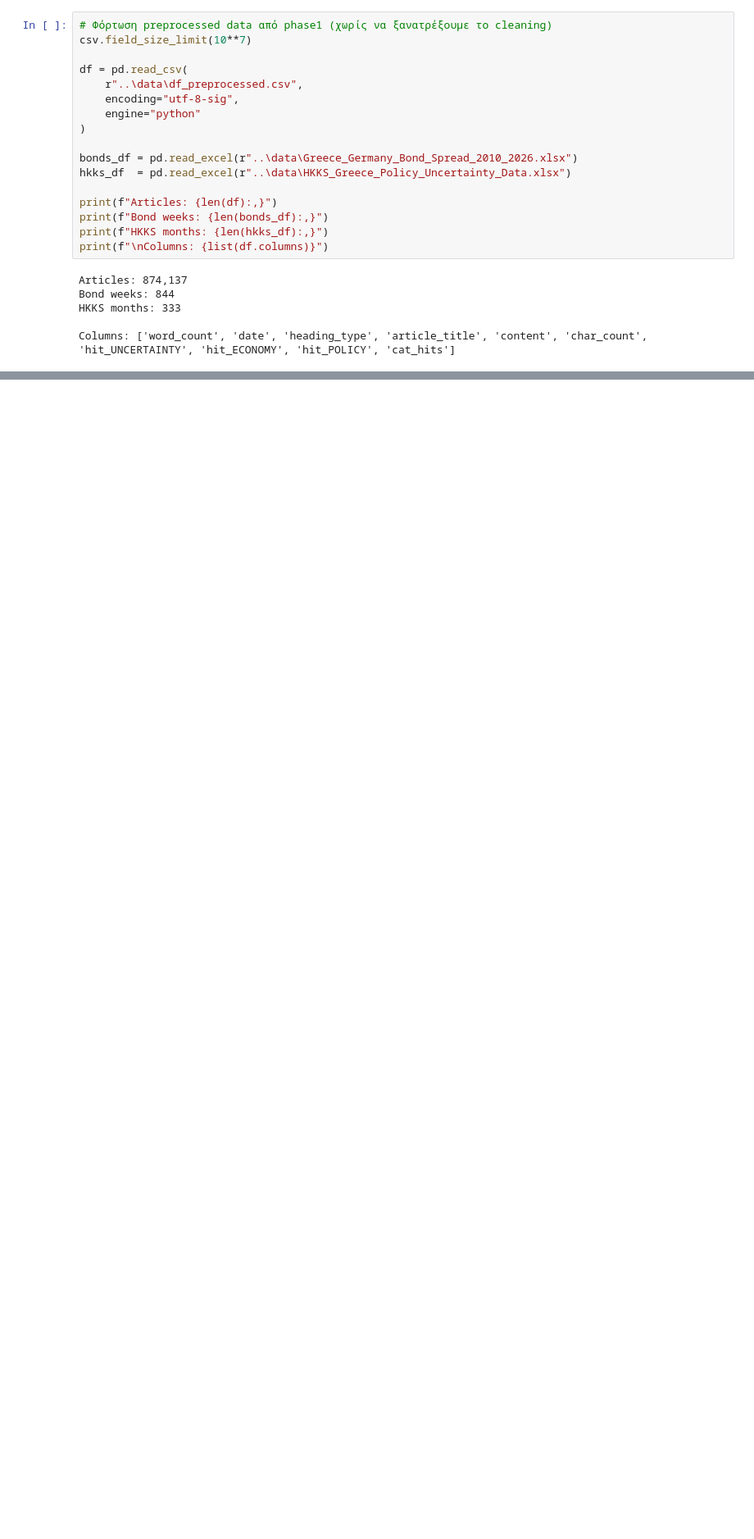
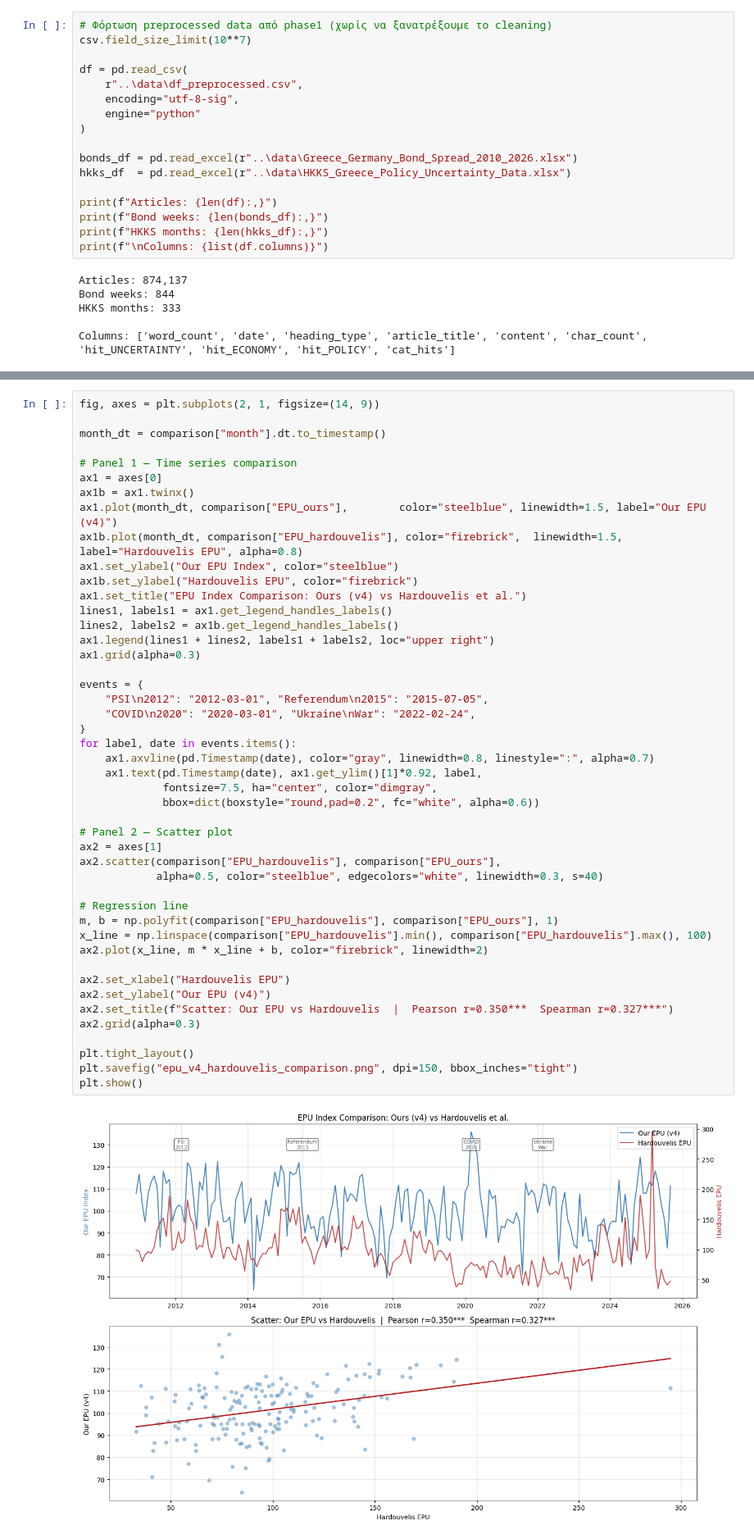
Before and after one commit to Swkratis210204/TextDataInEconomics, a Jupyter notebook: phase1/phase2.ipynb, the cells around one changed output, grey strips where cells are left out. Shown at 82% size. Cells and saved outputs as stored; diff of their text form; blank space fills up the shorter version.

```diff
--- a/phase1/phase2.ipynb
+++ b/phase1/phase2.ipynb
@@ -36,0 +594,48 @@ Columns: ['word_count', 'date', 'heading_type', 'article_title', 'content', 'cha
+# %%
+fig, axes = plt.subplots(2, 1, figsize=(14, 9))
+
+month_dt = comparison["month"].dt.to_timestamp()
+
+# Panel 1 — Time series comparison
+ax1 = axes[0]
+ax1b = ax1.twinx()
+ax1.plot(month_dt, comparison["EPU_ours"],        color="steelblue", linewidth=1.5, label="Our EPU (v4)")
+ax1b.plot(month_dt, comparison["EPU_hardouvelis"], color="firebrick",  linewidth=1.5, label="Hardouvelis EPU", alpha=0.8)
+ax1.set_ylabel("Our EPU Index", color="steelblue")
+ax1b.set_ylabel("Hardouvelis EPU", color="firebrick")
+ax1.set_title("EPU Index Comparison: Ours (v4) vs Hardouvelis et al.")
+lines1, labels1 = ax1.get_legend_handles_labels()
+lines2, labels2 = ax1b.get_legend_handles_labels()
+ax1.legend(lines1 + lines2, labels1 + labels2, loc="upper right")
+ax1.grid(alpha=0.3)
+
+events = {
+    "PSI\n2012": "2012-03-01", "Referendum\n2015": "2015-07-05",
+    "COVID\n2020": "2020-03-01", "Ukraine\nWar": "2022-02-24",
+}
+for label, date in events.items():
+    ax1.axvline(pd.Timestamp(date), color="gray", linewidth=0.8, linestyle=":", alpha=0.7)
+    ax1.text(pd.Timestamp(date), ax1.get_ylim()[1]*0.92, label,
+             fontsize=7.5, ha="center", color="dimgray",
+             bbox=dict(boxstyle="round,pad=0.2", fc="white", alpha=0.6))
+
+# Panel 2 — Scatter plot
+ax2 = axes[1]
+ax2.scatter(comparison["EPU_hardouvelis"], comparison["EPU_ours"],
+            alpha=0.5, color="steelblue", edgecolors="white", linewidth=0.3, s=40)
+
+# Regression line
+m, b = np.polyfit(comparison["EPU_hardouvelis"], comparison["EPU_ours"], 1)
+x_line = np.linspace(comparison["EPU_hardouvelis"].min(), comparison["EPU_hardouvelis"].max(), 100)
+ax2.plot(x_line, m * x_line + b, color="firebrick", linewidth=2)
+
+ax2.set_xlabel("Hardouvelis EPU")
+ax2.set_ylabel("Our EPU (v4)")
+ax2.set_title(f"Scatter: Our EPU vs Hardouvelis  |  Pearson r=0.350***  Spearman r=0.327***")
+ax2.grid(alpha=0.3)
+
+plt.tight_layout()
+plt.savefig("epu_v4_hardouvelis_comparison.png", dpi=150, bbox_inches="tight")
+plt.show()
+# %% [output]
+[figure, added]
```
Also changed, not shown: parts of 21 cells of this notebook, 4 other files.
